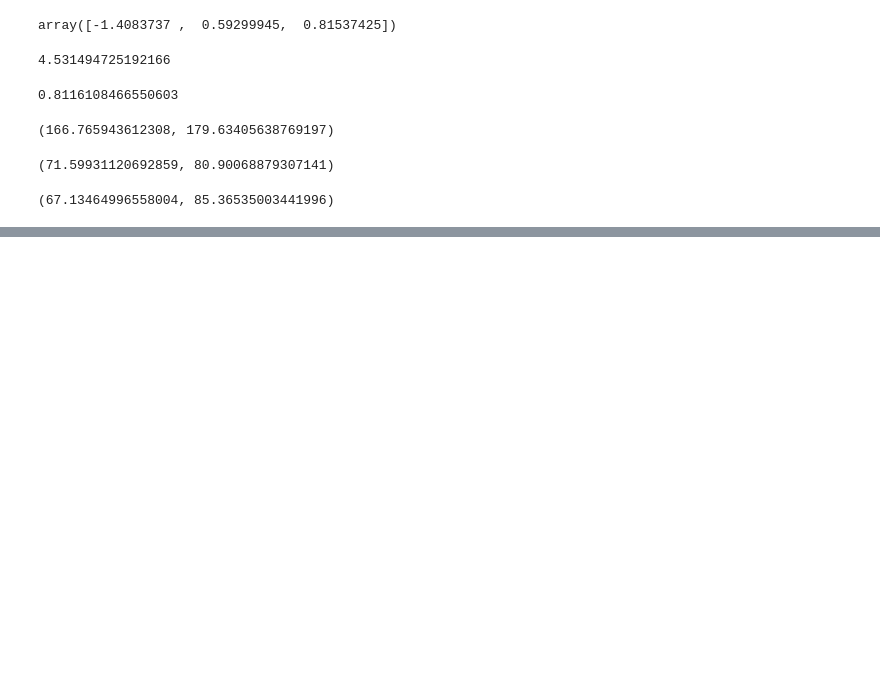
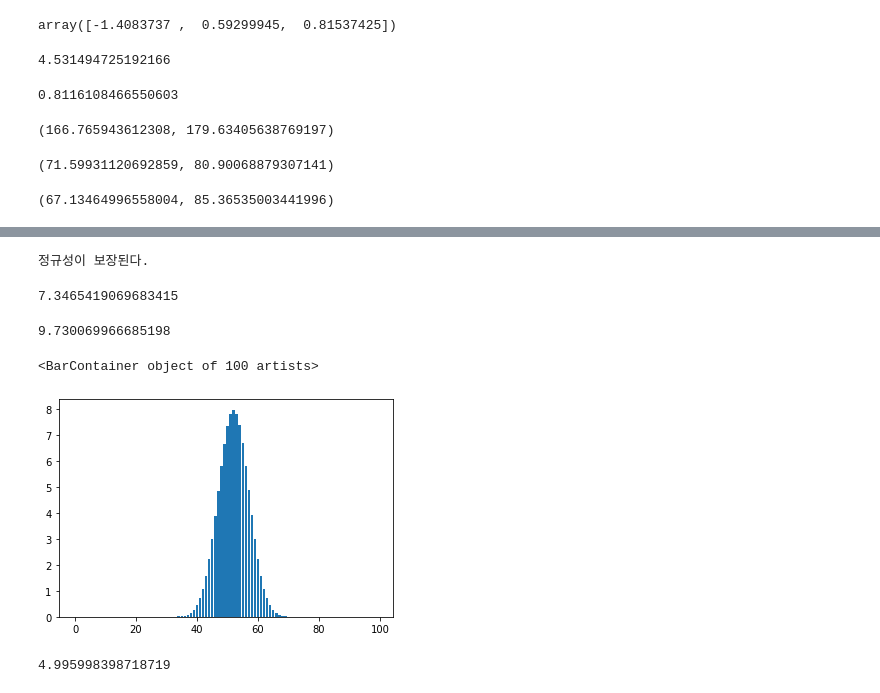
Before and after one commit to eaglehkim/python, a Jupyter notebook: prac2.ipynb, the cells around one changed output, grey strips where cells are left out. Cells and saved outputs as stored; diff of their text form; code cells hidden in the pictures; blank space fills up the shorter version.

```diff
--- a/prac2.ipynb
+++ b/prac2.ipynb
@@ -1768,0 +1918,7 @@ ms_min, ms_max
+# %%
+if p >= 0.05:
+  print("정규성이 보장된다.")
+else:
+  print("정규성이 보장되지 않는다.")
+# %% [output]
+정규성이 보장된다.
@@ -1768,0 +1950,43 @@ ms_min, ms_max
+# %%
+from math import factorial as fact
+import math
+
+# 이항 분포 a C b = a! / b! (a-b)!
+#             P = n C k (p)^k * (1-p)^(n-k)
+def bin_prob(n,k,p):
+  nck = fact(n)/(fact(k)*fact(n-k))
+  exp = nck * math.pow(p,k) * math.pow((1-p),(n-k))
+  return exp
+
+bin_prob(100,50,0.52) * 100 #100명의 아이중에 남자 50명이 나올 확률, 남자가 나올 확률(0.52)
+# %% [output]
+7.3465419069683415
+# %%
+bin_prob(120,20,1/6) * 100 # 주사위를 100번 돌렸는데 한 번호가 20번 나올 확률, 한 번호가 나올 확률은 1/6
+# %% [output]
+9.730069966685198
+# %%
+# 정규분포
+
+expect_ = []
+n = 100
+p = 0.52
+
+for i in range(n):
+  expect_.append(bin_prob(n,i,p)*100)
+
+plt.bar(np.arange(n), expect_)
+# %% [output]
+<BarContainer object of 100 artists>
+[figure, added]
+# %%
+math.sqrt(100 * 0.52 * 0.48)
+# 평균+2표준편차 // 신뢰구간 95%
+# 평균 np
+# 분산 np(1-p)
+# 표준편차 sqrt(np(1-p)) = 시그마
+
+# 70% 확률로 47~57
+# 95% 확률로 42~62인데.... 만약 65명이 나왔다? 외부의 개입을 의심해볼 수 있다. ##########
+# %% [output]
+4.995998398718719
```
Also changed, not shown: parts of 19 cells of this notebook.
